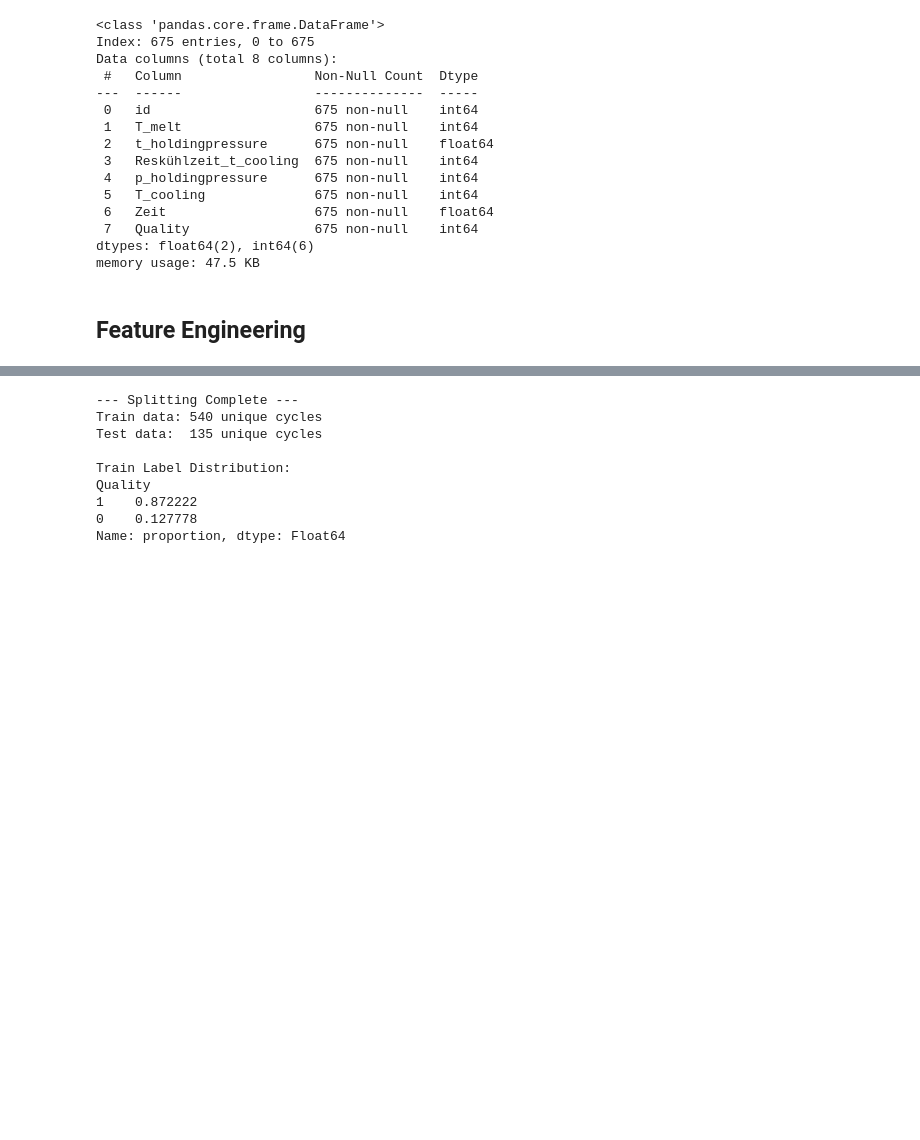
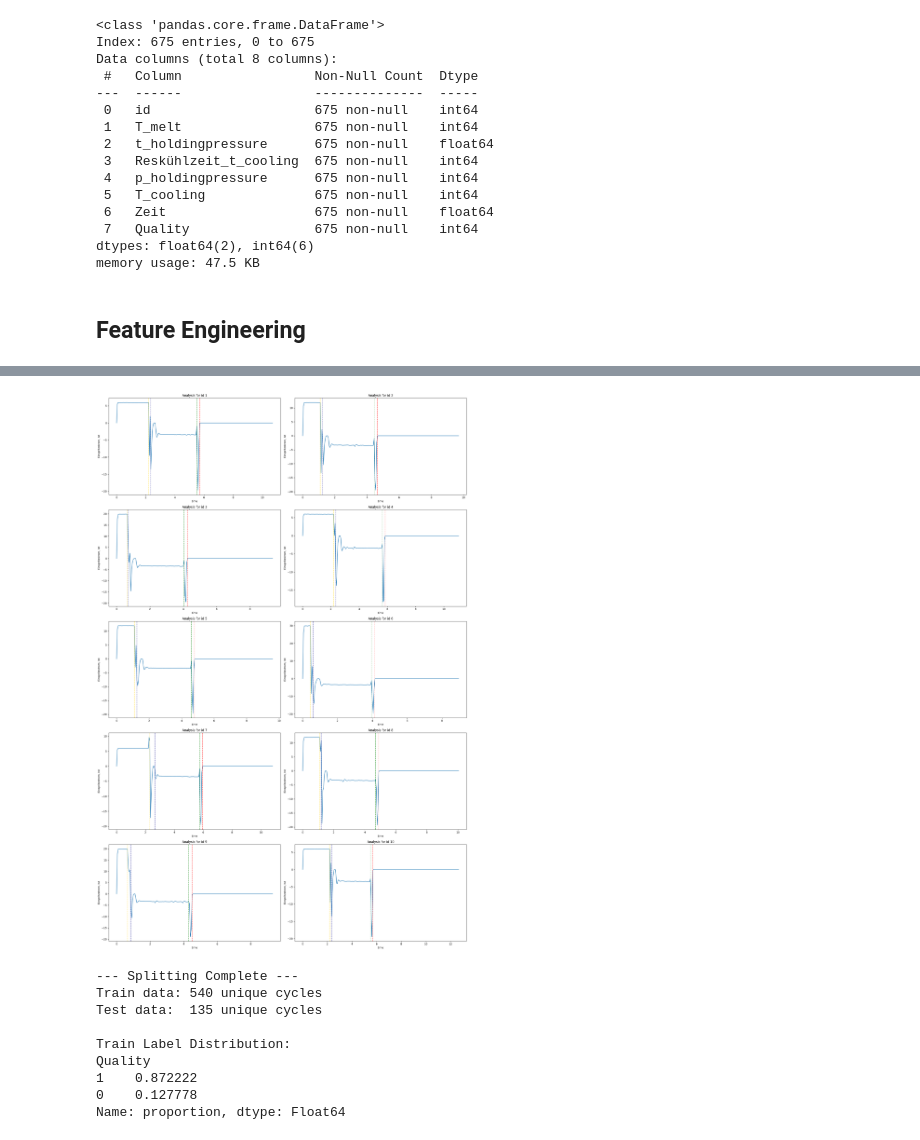
Before and after one commit to andresmorenoviteri/digital-twin, a Jupyter notebook: notebooks/kedro_functions.ipynb, the cells around one changed output, grey strips where cells are left out. Saved outputs shown, nothing was run; the diff lists cells and outputs as text; code cells hidden in the pictures; blank space fills up the shorter version.

```diff
--- a/notebooks/kedro_functions.ipynb
+++ b/notebooks/kedro_functions.ipynb
@@ -703,15 +702,15 @@ def plot_phase_divisions(chart_df: pd.DataFrame):
     colors = ['gold', 'darkblue', 'green', 'red']
 
     # Calculate grid dimensions: 2 columns wide, rows as needed
-    n_plots = chart_df['id'].nunique()
+    # n_plots = chart_df['id'].nunique()
     n_cols = 2
-    n_rows = math.ceil(n_plots / n_cols)
+    n_rows = math.ceil((10 / n_cols))
 
     # Create the figure and a flattened array of axes
     fig, axes = plt.subplots(n_rows, n_cols, figsize=(20, 6 * n_rows))
     axes_flat = axes.flatten()
 
-    for idx in range(0, n_plots):
+    for idx in range(0, 10):
         testing_signal = chart_df[['time', 'Einspritzstrom, Ist']][chart_df['id'] == idx+1].reset_index(drop=True)
         results = _detect_cycle_phases(testing_signal, 0.18)
 
@@ -737,4 +736,5 @@ def plot_phase_divisions(chart_df: pd.DataFrame):
     plt.show()
 # %%
 # PLOT THE PHASE DIVISIONS FROM EACH CYCLE
-# plot_phase_divisions(chart_data) # Uncomment this row to plot
+plot_phase_divisions(chart_data) # Uncomment this row to plot
+# %% [output]
@@ -741,3 +742,4 @@ def plot_phase_divisions(chart_df: pd.DataFrame):
+[figure, added]
 # %%
 # Parameters configuration file locally
 parameters = {
```
Also changed, not shown: parts of 12 cells of this notebook, 1 other file.
